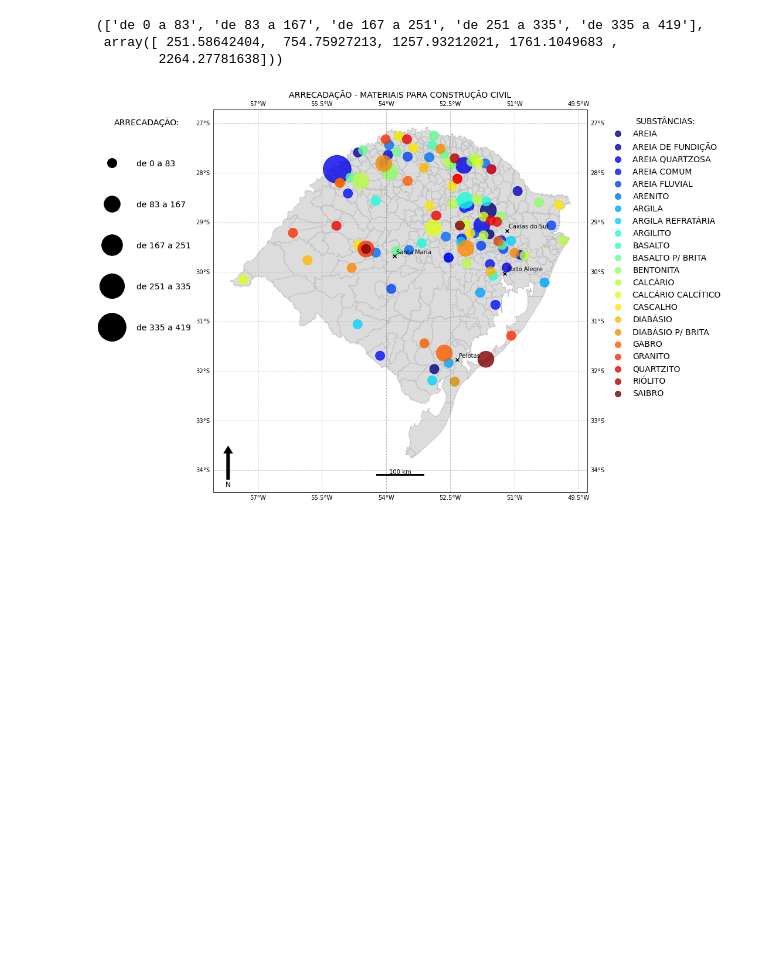
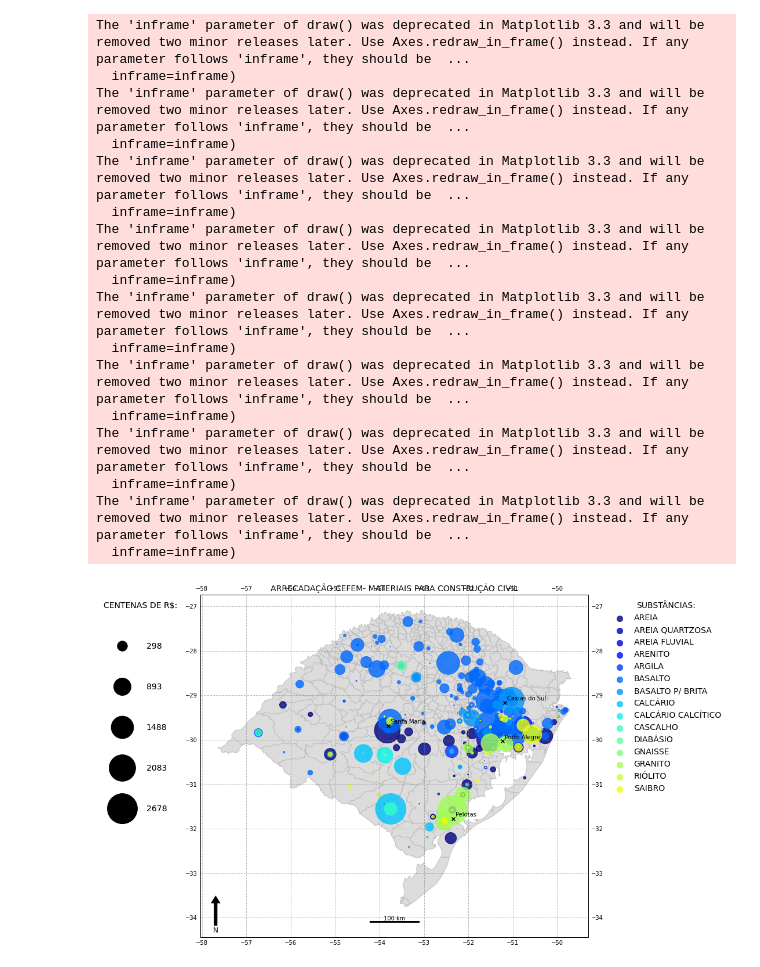
Before and after one commit to robertorolo/Mapas-minera-RS, a Jupyter notebook: arrecadacao.ipynb, the cells around one changed output. Cells and saved outputs as stored; diff of their text form; code cells hidden in the pictures; blank space fills up the shorter version.

```diff
--- a/arrecadacao.ipynb
+++ b/arrecadacao.ipynb
@@ -91,5 +122,3 @@ for g in geometrias:
     cent = g.centroid
     x_pts.append(cent.x)
     y_pts.append(cent.y)
-# %%
-producao = pd.read_csv('dados_producao.csv', index_col=0)
@@ -120,3 +137,5 @@ norm = 6
+# %%
+norm = 0.01
 # %%
 def which_bin(v, bin_edges, n_bins=5, norm=1):
     size = None
@@ -129,24 +148,21 @@ def which_bin(v, bin_edges, n_bins=5, norm=1):
                 size=np.mean(limits)
     return size * norm
 # %%
-def create_legend(bin_edges, n_bins=5, norm=1):
+import numpy as np
+def create_legend(producao, n_bins=5, norm=1):
+    valores = producao.values.flatten()
+    hist, bin_edges = np.histogram(valores, bins=5)
+    bin_edges
     legend = []
     sizes = []
     for i in range(n_bins):
         limits = bin_edges[i:i+2]
         s = np.mean(limits)
-        l = 'de {} a {}'.format(int(limits[0]), int(limits[1]))
+        l = 'de {} a {}'.format(int(limits[0]/100), int(limits[1]/100))
         legend.append(l)
         sizes.append(s)
-    return legend, np.array(sizes) * norm
+    abs_leg = ['{}'.format(int(round(i/100))) for i in sizes]
+    return abs_leg, np.array(sizes) * norm
-# %%
-l, ss = create_legend(bin_edges, n_bins=5, norm=norm)
-# %%
-l, ss
-# %% [output]
-(['de 0 a 83', 'de 83 a 167', 'de 167 a 251', 'de 251 a 335', 'de 335 a 419'],
- array([ 251.58642404,  754.75927213, 1257.93212021, 1761.1049683 ,
-        2264.27781638]))
 # %%
 from mpl_toolkits.axes_grid1 import make_axes_locatable
 
@@ -155,11 +171,16 @@ for grupo in grupos:
     municipios.plot(ax=ax, color='gainsboro', edgecolor='silver')
 
     colunas = grupos[grupo]
+    n_c = []
     for i in colunas:
-        if i not in producao.columns:
-            colunas.remove(i)
+        if i in list(producao.columns):
+            n_c.append(i)
 
-    filtrado = producao[colunas]
+    if len(n_c) == 0:
+        continue
+
+    filtrado = producao[n_c]
+    l, ss = create_legend(filtrado, n_bins=5, norm=norm)
 
     #colors
     colormap = plt.cm.jet
@@ -167,41 +188,58 @@ for grupo in grupos:
     ax.set_prop_cycle('color', colors)
 
     for mineral in filtrado.columns:
-        s = [which_bin(v=i, bin_edges=bin_edges, n_bins=5, norm=norm) for i in producao[mineral]]
+        #s = [which_bin(v=i, bin_edges=bin_edges, n_bins=5, norm=norm) for i in producao[mineral]]
+        s = producao[mineral] * norm
         scatter = plt.scatter(x_pts, y_pts, alpha=0.8, s=s, label=mineral)
 
     gl = ax.gridlines(crs=ccrs.PlateCarree(), draw_labels=True,
                   linewidth=1, color='gray', alpha=0.5, linestyle='--')
     #gl.xlabels_top = False
 
     x, y, arrow_length = 0.04, 0.12, 0.1
     ax.annotate('N', xy=(x, y), xytext=(x, y-arrow_length),
     arrowprops=dict(facecolor='black', width=5, headwidth=15),
     ha='center', va='center', fontsize=12,
     xycoords=ax.transAxes)
 
     scale_bar(ax, 100, location=(0.5,0.01))
 
     test = plt.scatter(x=np.ones(len(ss))*-54, y=np.ones(len(ss))*-30, s=ss, alpha=0)
     handles, labels = test.legend_elements(prop="sizes", alpha=0.6)
     labels = l
     kw = dict(prop="sizes")
 
     lgd1 = ax.legend(bbox_to_anchor=(1.04, 1), edgecolor = 'white', fontsize='14', title='SUBSTÂNCIAS:', title_fontsize='14', loc='upper left')
     for handle in lgd1.legendHandles:
         handle.set_sizes([100.0])
-    lgd2 = ax.legend(handles, labels, labelspacing=4, handletextpad=2 , bbox_to_anchor=(-0.04, 1), edgecolor = 'white', fontsize='14', title='ARRECADAÇÃO:', title_fontsize='14', loc='upper right')
+    lgd2 = ax.legend(handles, labels, labelspacing=4, handletextpad=2 , bbox_to_anchor=(-0.04, 1), edgecolor = 'white', fontsize='14', title='CENTENAS DE R$:', title_fontsize='14', loc='upper right')
     nl = []
     for i, handle in enumerate(lgd2.legendHandles):
         handle._legmarker.set_alpha(1)
 
     plt.gca().add_artist(lgd1)
     plt.gca().add_artist(lgd2)
 
     plot_municipios(municipios, lista_municipio, ax, c='black', delta=0.05)
 
-    ax.set_title('ARRECADAÇÃO - {}'.format(grupo.upper()), loc='center', fontsize='14')
+    ax.set_title('ARRECADAÇÂO CEFEM- {}'.format(grupo.upper()), loc='center', fontsize='14')
     nome = grupo.upper()
-    plt.savefig('imagens/arrecadacao/'+nome+".png", bbox_inches='tight', facecolor='white', dpi = 300, bbox_extra_artists=(lgd1,lgd2, ax))
+    plt.savefig('imagens/arrecadacao/'+nome+".png", bbox_inches='tight', facecolor='white', dpi = 300, bbox_extra_artists=(lgd1,lgd2))
 # %% [output]
+The 'inframe' parameter of draw() was deprecated in Matplotlib 3.3 and will be removed two minor releases later. Use Axes.redraw_in_frame() instead. If any parameter follows 'inframe', they should be  ...
+  inframe=inframe)
+The 'inframe' parameter of draw() was deprecated in Matplotlib 3.3 and will be removed two minor releases later. Use Axes.redraw_in_frame() instead. If any parameter follows 'inframe', they should be  ...
+  inframe=inframe)
+The 'inframe' parameter of draw() was deprecated in Matplotlib 3.3 and will be removed two minor releases later. Use Axes.redraw_in_frame() instead. If any parameter follows 'inframe', they should be  ...
+  inframe=inframe)
+The 'inframe' parameter of draw() was deprecated in Matplotlib 3.3 and will be removed two minor releases later. Use Axes.redraw_in_frame() instead. If any parameter follows 'inframe', they should be  ...
+  inframe=inframe)
+The 'inframe' parameter of draw() was deprecated in Matplotlib 3.3 and will be removed two minor releases later. Use Axes.redraw_in_frame() instead. If any parameter follows 'inframe', they should be  ...
+  inframe=inframe)
+The 'inframe' parameter of draw() was deprecated in Matplotlib 3.3 and will be removed two minor releases later. Use Axes.redraw_in_frame() instead. If any parameter follows 'inframe', they should be  ...
+  inframe=inframe)
+The 'inframe' parameter of draw() was deprecated in Matplotlib 3.3 and will be removed two minor releases later. Use Axes.redraw_in_frame() instead. If any parameter follows 'inframe', they should be  ...
+  inframe=inframe)
+The 'inframe' parameter of draw() was deprecated in Matplotlib 3.3 and will be removed two minor releases later. Use Axes.redraw_in_frame() instead. If any parameter follows 'inframe', they should be  ...
+  inframe=inframe)
-[figure, old version]
+[figure, new version]
```
Also changed, not shown: parts of 12 cells of this notebook.
